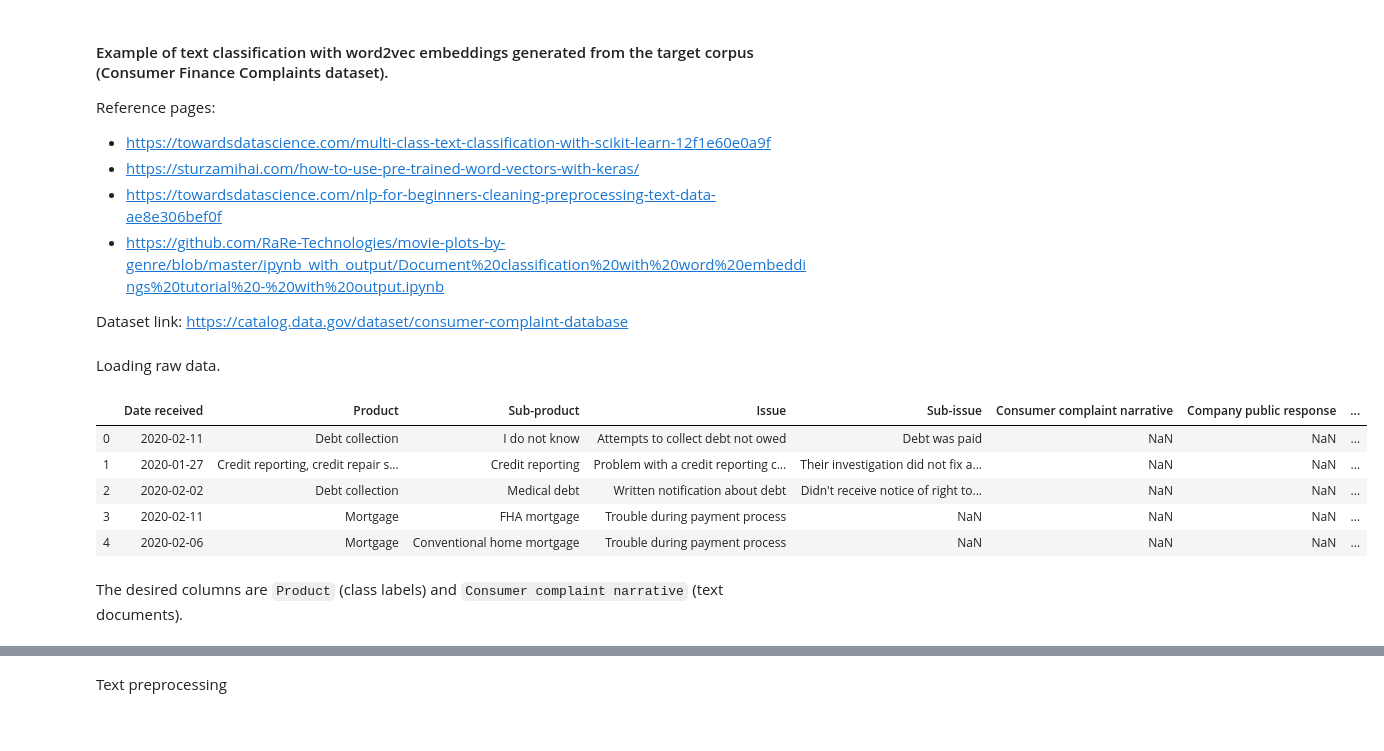
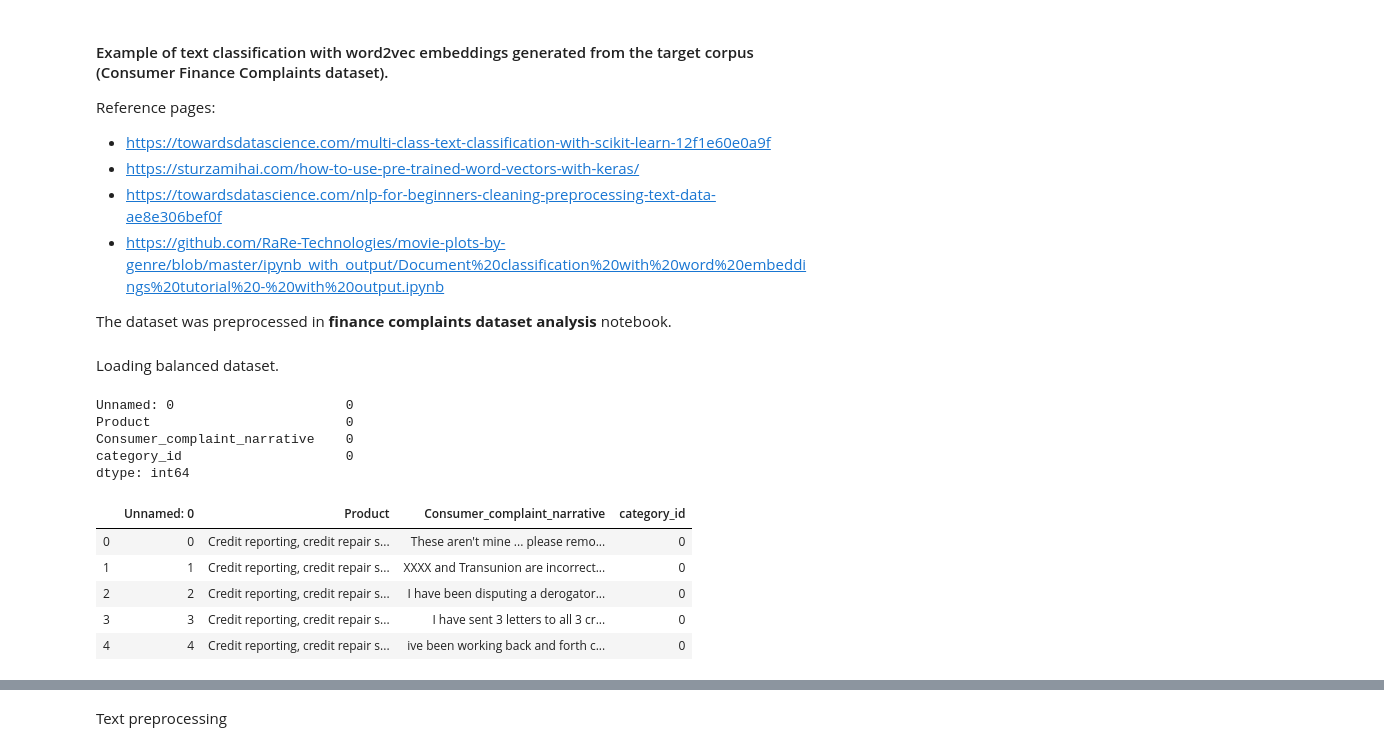
Before and after one commit to alexlimatds/text_classification_notebooks, a Jupyter notebook: finance complaints with word2vec.ipynb, the cells around one changed output, grey strips where cells are left out. Drawn from its saved outputs; the diff is of its cells as text; code cells hidden in the pictures.

Commit message:
Update of notebook

```diff
--- a/finance complaints with word2vec.ipynb
+++ b/finance complaints with word2vec.ipynb
@@ -7,19 +7,24 @@ Reference pages:
 - https://towardsdatascience.com/nlp-for-beginners-cleaning-preprocessing-text-data-ae8e306bef0f
 - https://github.com/RaRe-Technologies/movie-plots-by-genre/blob/master/ipynb_with_output/Document%20classification%20with%20word%20embeddings%20tutorial%20-%20with%20output.ipynb
 
-Dataset link: https://catalog.data.gov/dataset/consumer-complaint-database
+The dataset was preprocessed in **finance complaints dataset analysis** notebook.
-# %% [markdown]
-Loading raw data.
+# %% [markdown]
+Loading balanced dataset.
 # %%
 import pandas as pd
-df = pd.read_csv('complaints.csv')
+df = pd.read_csv('complaints-balanced.csv')
 df.head()
+print(df.isnull().sum())
+df.head()
 # %% [output]
+Unnamed: 0                      0
+Product                         0
+Consumer_complaint_narrative    0
+category_id                     0
+dtype: int64
-|  | Date received | Product | Sub-product | Issue | Sub-issue | Consumer complaint narrative | Company public response | ... |
-| 0 | 2020-02-11 | Debt collection | I do not know | Attempts to collect debt not owed | Debt was paid | NaN | NaN | ... |
-| 1 | 2020-01-27 | Credit reporting, credit repair s... | Credit reporting | Problem with a credit reporting c... | Their investigation did not fix a... | NaN | NaN | ... |
-| 2 | 2020-02-02 | Debt collection | Medical debt | Written notification about debt | Didn't receive notice of right to... | NaN | NaN | ... |
-| 3 | 2020-02-11 | Mortgage | FHA mortgage | Trouble during payment process | NaN | NaN | NaN | ... |
-| 4 | 2020-02-06 | Mortgage | Conventional home mortgage | Trouble during payment process | NaN | NaN | NaN | ... |
+|  | Unnamed: 0 | Product | Consumer_complaint_narrative | category_id |
+| 0 | 0 | Credit reporting, credit repair s... | These aren't mine ... please remo... | 0 |
+| 1 | 1 | Credit reporting, credit repair s... | XXXX and Transunion are incorrect... | 0 |
+| 2 | 2 | Credit reporting, credit repair s... | I have been disputing a derogator... | 0 |
+| 3 | 3 | Credit reporting, credit repair s... | I have sent 3 letters to all 3 cr... | 0 |
+| 4 | 4 | Credit reporting, credit repair s... | ive been working back and forth c... | 0 |
-# %% [markdown]
-The desired columns are ``Product`` (class labels) and ``Consumer complaint narrative`` (text documents).
```
Also changed, not shown: parts of 20 cells of this notebook.
